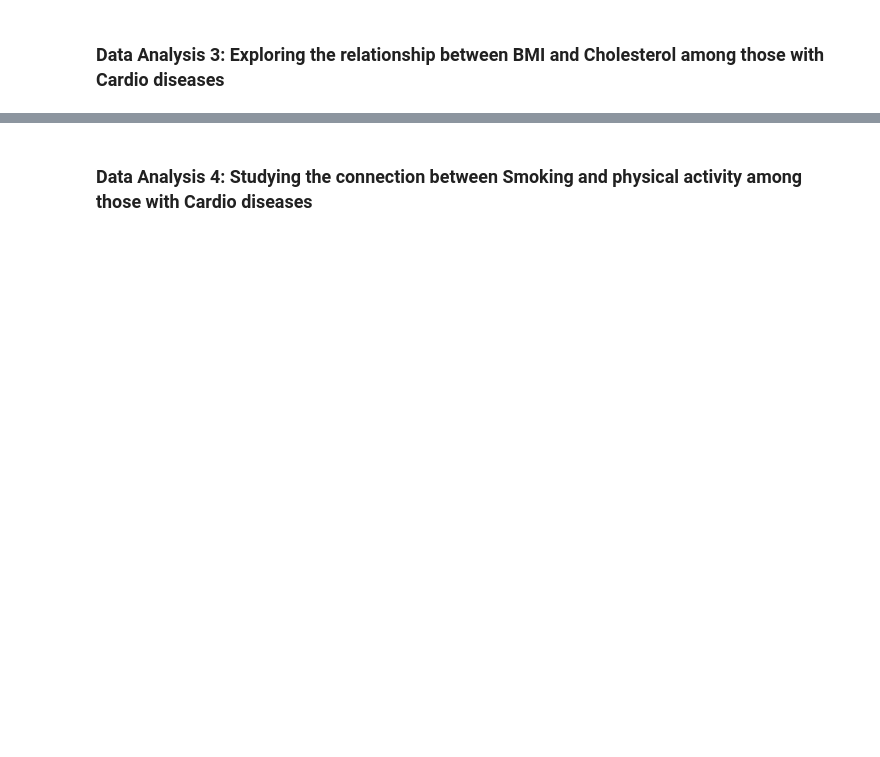
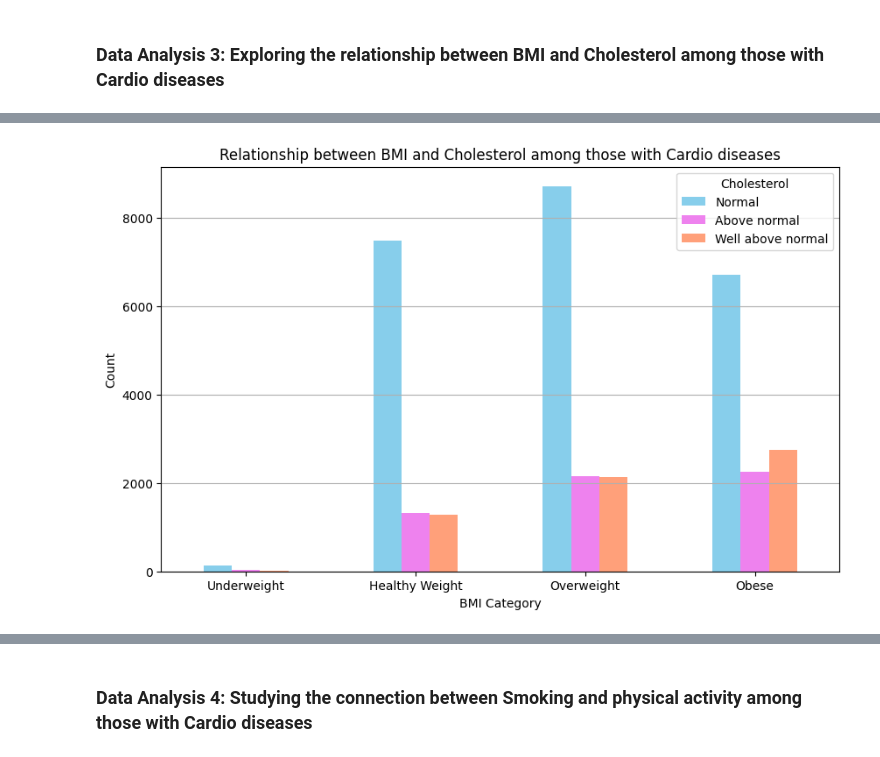
Before and after one commit to w21280485/assignment_a2_2, a Jupyter notebook: Cardiovascular_Health_Analysis.ipynb, the cells around one changed output, grey strips where cells are left out. Cells and saved outputs as stored; diff of their text form; code cells hidden in the pictures; blank space fills up the shorter version.

```diff
--- a/Cardiovascular_Health_Analysis.ipynb
+++ b/Cardiovascular_Health_Analysis.ipynb
@@ -168,0 +337,16 @@ plt.show()
+# %%
+# @title Visualisation
+
+# Create a grouped bar chart
+ax = bmi_chole_counts.plot(kind='bar', figsize=(10, 6),color=('skyblue','violet','lightsalmon' ))
+plt.title('Relationship between BMI and Cholesterol among those with Cardio diseases')
+plt.xlabel('BMI Category')
+plt.ylabel('Count')
+plt.legend(title='Cholesterol', loc='upper right', labels=['Normal', 'Above normal','Well above normal'])
+plt.xticks(rotation=0)
+plt.grid(axis = 'y')
+
+# Display the plot
+plt.show()
+# %% [output]
+[figure, added]
```
Also changed, not shown: parts of 35 cells of this notebook.
